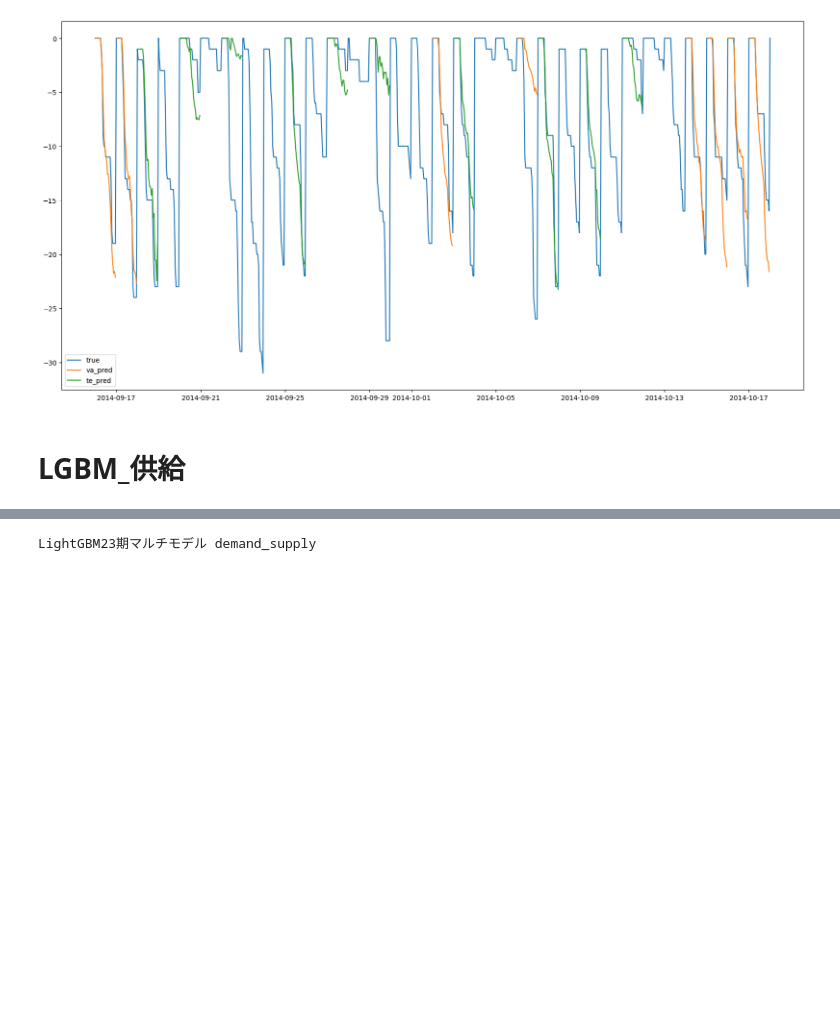
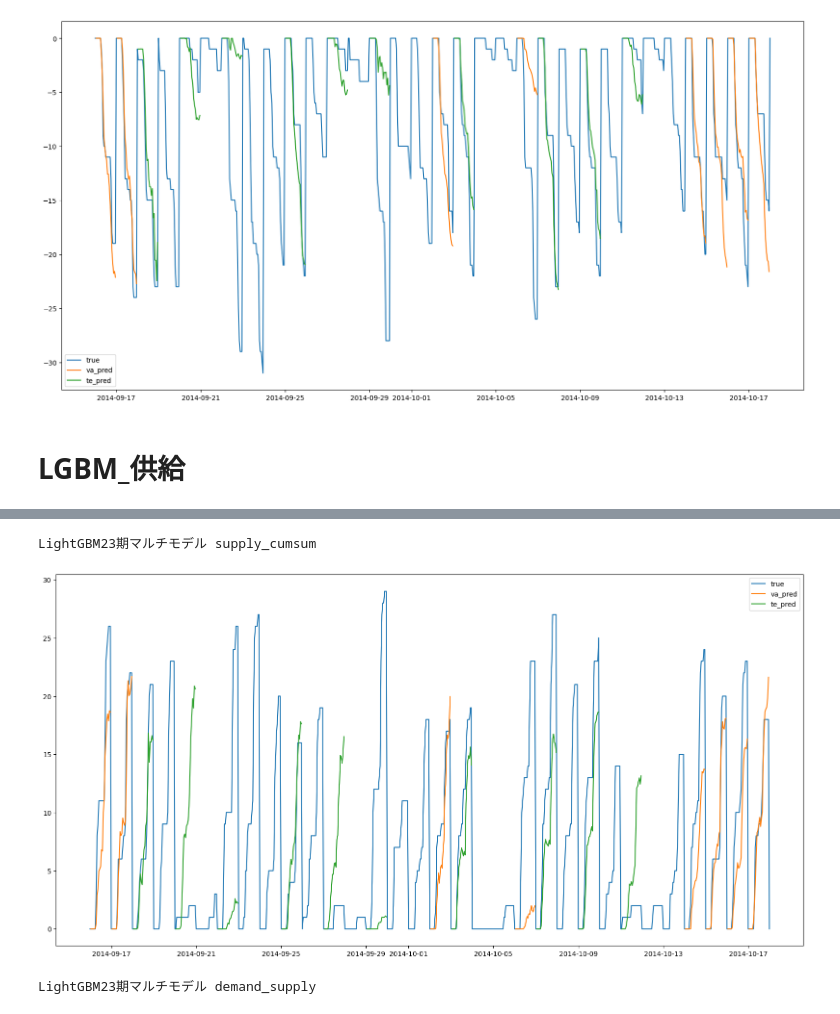
Before and after one commit to snoopy0420/atma_udemy, a Jupyter notebook: notebooks/run_local.ipynb, the cells around one changed output, grey strips where cells are left out. Saved outputs shown, nothing was run; the diff lists cells and outputs as text; code cells hidden in the pictures; blank space fills up the shorter version.

```diff
--- a/notebooks/run_local.ipynb
+++ b/notebooks/run_local.ipynb
@@ -954,11 +988,21 @@ def after_pred_func(df_pred, target_col):
 # %%
+def after_pred_func(df_pred, target_col):
+    """予測後に行う処理
+    Args:
+        df_pred(pd.DataFrame): 予測データ[key_cols, 予測値]
+    """
+    # 正の値を0に変換
+    df_pred[target_col] = df_pred[target_col].clip(lower=0)
+
+    return df_pred
+
 model_params_lgb_supply = {
     # run params
     "key_cols": ["datetime", "station_id"],
     "target_col": "supply_cumsum",
     "remove_cols": ["predict"],
     # model run params
-    "num_boost_round": 2000,
+    "num_boost_round": 3000,
     "early_stopping_rounds": 100,
     "verbose": 1,
     "period": 100,
@@ -990,12 +1034,12 @@ cv_setting_lgb_supply = {
     "initial_fold_date": "2014-09-01",
 }
 # %%
-memo = "LightGBM23期マルチモデル demand_supply"
+memo = "LightGBM23期マルチモデル supply_cumsum"
 ml_runner = MLModelRunner(
     run_name,
     model_LGBM_multimodel,
     model_params_lgb_supply,
-    df_main_new_supply,
+    df_main_lgb_supply,
     run_setting_lgb_supply,
     cv_setting_lgb_supply,
     logger,
@@ -1145,7 +1201,28 @@ path_te_pred = os.path.join(ml_runner.out_dir_name, "te_pred.pkl")
 df_va_pred = pd.read_pickle(path_va_pred)
 df_te_pred = pd.read_pickle(path_te_pred)
 
-df_true = df_main_new_supply[ml_runner.key_cols+[ml_runner.target_col]]
+df_true = df_main_lgb_supply[ml_runner.key_cols+[ml_runner.target_col]]
+# %%
+print(memo)
+# datetimeを連続にする
+df_ = pd.merge(df_true, df_va_pred, on=["station_id", "datetime"], how="left", suffixes=("", "_va_pred"))
+df_ = pd.merge(df_, df_te_pred, on=["station_id", "datetime"], how="left", suffixes=("", "_te_pred"))
+# データ期間,station_idを指定する
+station_id = 0
+start_date = "2014-09-16"
+end_date = "2014-10-18"
+df_ = df_[df_["station_id"]==station_id]
+df_ = df_[(df_["datetime"] >= start_date) & (df_["datetime"] <= end_date)]
+# プロット
+plt.figure(figsize=(20, 10))
+plt.plot(df_["datetime"], df_[f"{ml_runner.target_col}"], label="true")
+plt.plot(df_["datetime"], df_[f"{ml_runner.target_col}_va_pred"], label="va_pred")
+plt.plot(df_["datetime"], df_[f"{ml_runner.target_col}_te_pred"], label="te_pred")
+plt.legend()
+plt.show()
+# %% [output]
+LightGBM23期マルチモデル supply_cumsum
+[figure, added]
 # %%
 print(memo)
 # datetimeを連続にする
```
Also changed, not shown: parts of 88 cells of this notebook, 3 other files.
